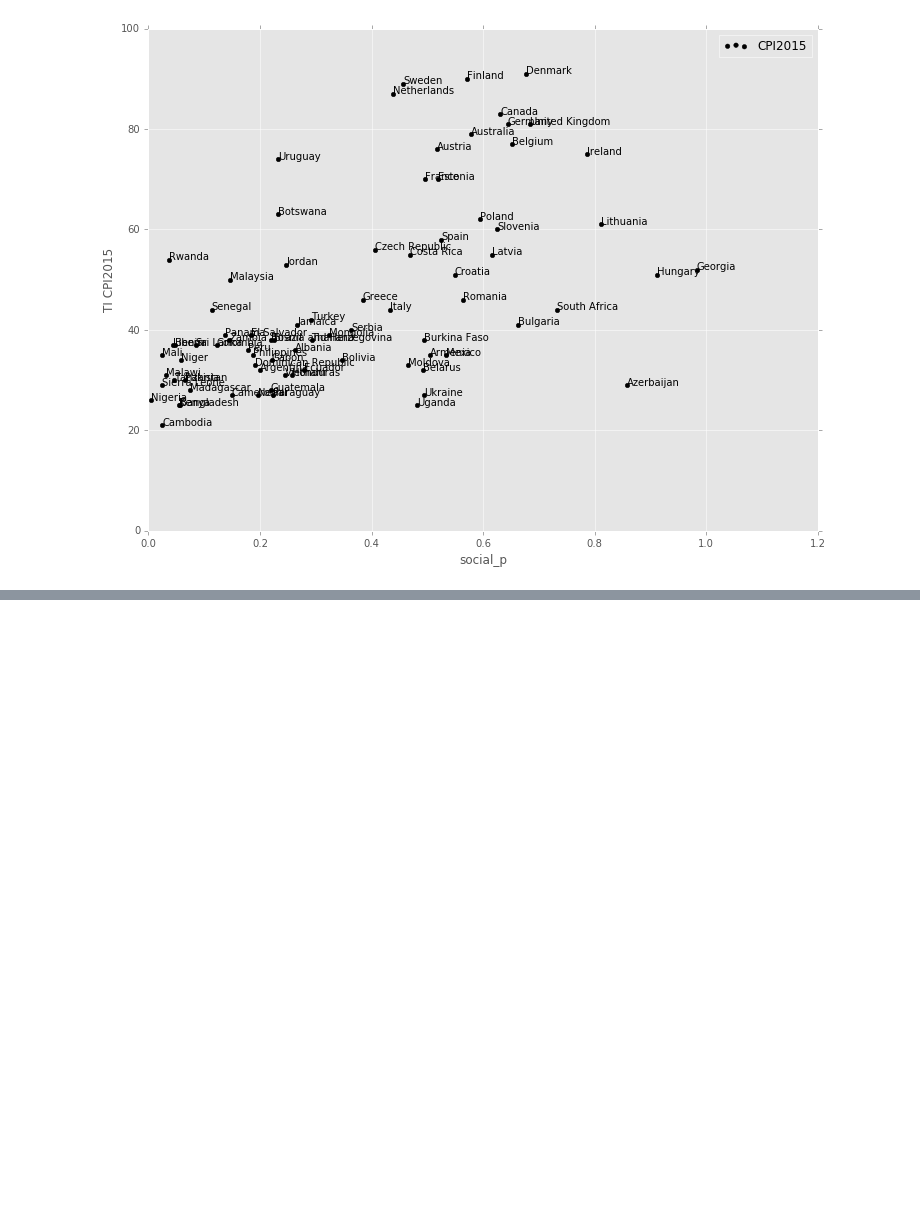
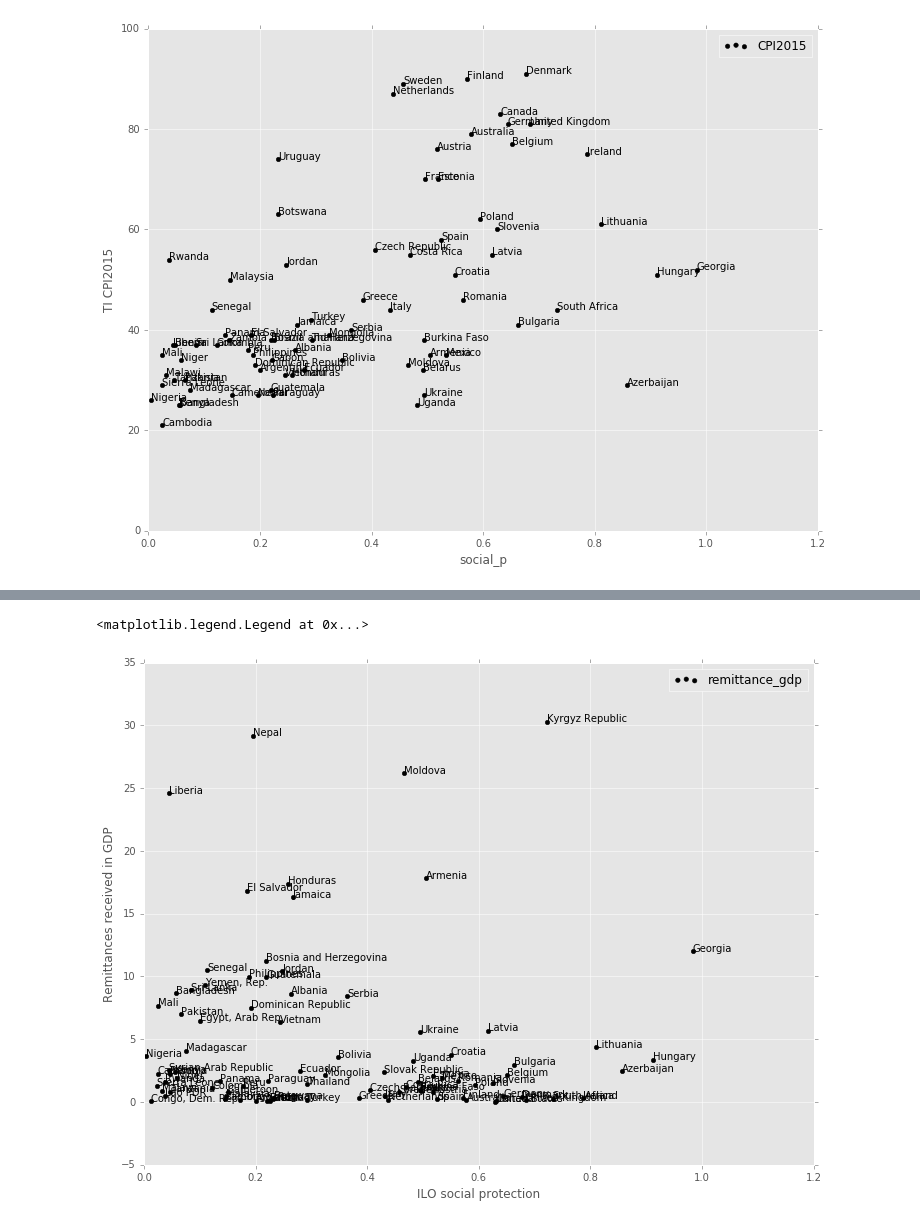
Before and after one commit to adrivsh/wb_social_transfers, a Jupyter notebook: social protection and governance analysis.ipynb, the cells around one changed output, grey strips where cells are left out. Drawn from its saved outputs; the diff is of its cells as text; code cells hidden in the pictures; blank space fills up the shorter version.

```diff
--- a/social protection and governance analysis.ipynb
+++ b/social protection and governance analysis.ipynb
@@ -247,20 +331,23 @@ plt.legend()
 # %%
 fig1 = plt.figure(figsize=[12,9])
-plt.scatter(df_stats['social_p'], df_stats['remittance'], color='k', clip_on=False)
+plt.scatter(df_stats['social_p'], df_stats['remittance_gdp'], color='k', clip_on=False)
 
 for k in df_stats.index.values:
-    plt.annotate(xy = [df_stats.loc[k,'social_p'], df_stats.loc[k,'remittance']],
+    plt.annotate(xy = [df_stats.loc[k,'social_p'], df_stats.loc[k,'remittance_gdp']],
                  s=k, xycoords='data')
 
 #plt.plot(ILO_data.loc[country_diff]['Public social protection (% GDP)'],
 #         df_socprot_missing['social_p cont. lin. est. from ILO'], 'kx', mew=2, ms=10)
 
 #plt.plot(x_grid, y_hat_lin_p, label="Linear", color = 'k', ls = '-', linewidth=2)
 #plt.plot(x_grid, y_hat_plin_p, label="Piecewise linear", color = 'g', ls = '-', linewidth=2)
 #plt.plot(x_grid, k0_p(x_grid), label="Nonparam., locally linear", color = 'blue', ls = '--', linewidth=2)
 
 
 plt.xlabel('ILO social protection')
-plt.ylabel('Political Stability WGI')
+plt.ylabel('Remittances received in GDP')
 plt.xlim(0)
 plt.legend()
+# %% [output]
+<matplotlib.legend.Legend at 0x...>
+[figure, added]
```
Also changed, not shown: parts of 8 cells of this notebook, 2 other files.
